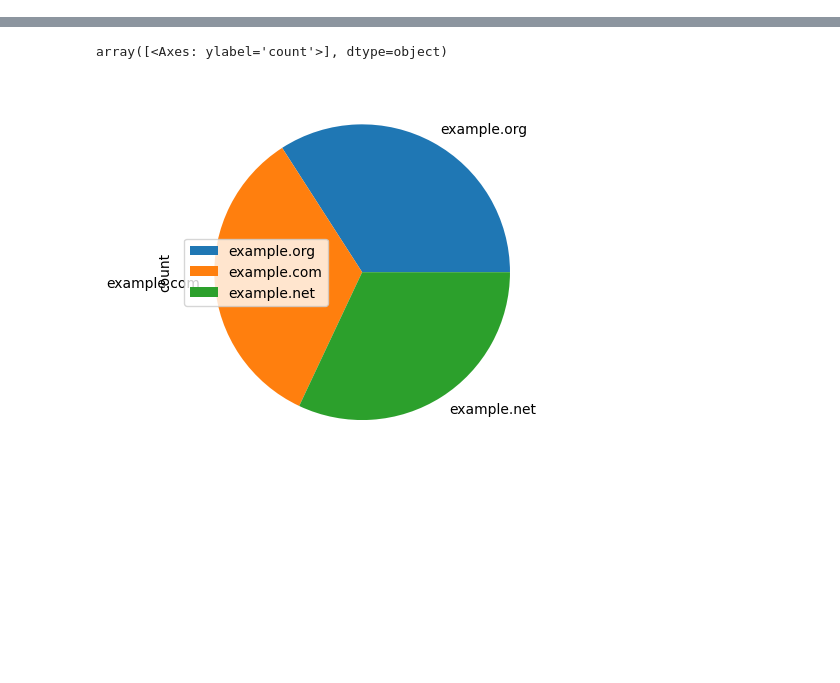
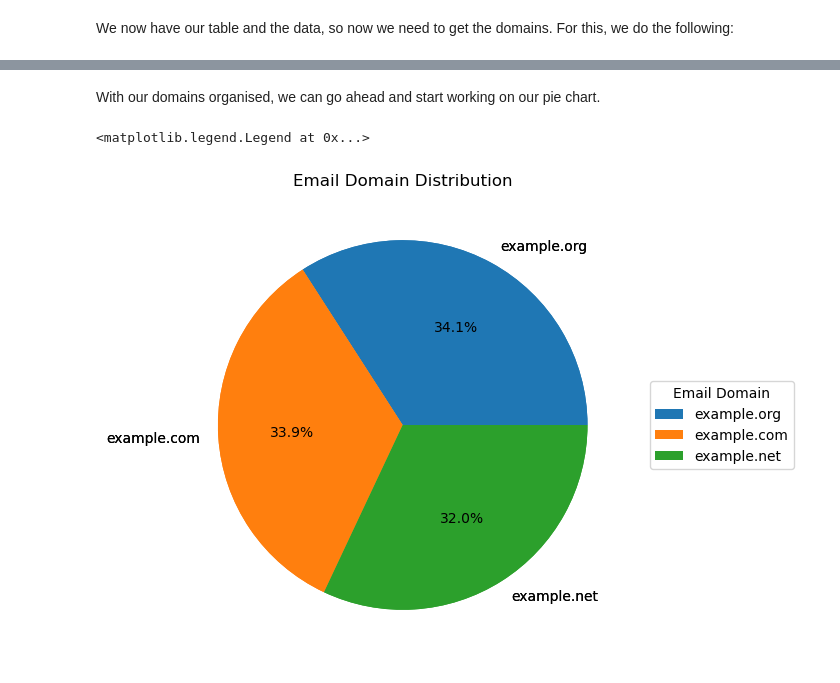
Before and after one commit to LoicBagnoud/Programming-for-Data-Analytics-Assignments, a Jupyter notebook: Week 3/assignment03-pie.ipynb, the cells around one changed output, grey strips where cells are left out. Drawn from its saved outputs; the diff is of its cells as text; code cells hidden in the pictures; blank space fills up the shorter version.

Commit message:
Week 3 Assignment - Finally making a pie chart

```diff
--- a/Week 3/assignment03-pie.ipynb
+++ b/Week 3/assignment03-pie.ipynb
@@ -13,4 +26,6 @@ df.head(5)
 | 2 | 3 | 810Ce0F276Badec | Sheryl | Lowery | Female | fhoward@example.org | (599)782-0605 | 2013-11-25 | Copy |
 | 3 | 4 | BF2a889C00f0cE1 | Whitney | Hooper | Male | zjohnston@example.com | +1-939-130-6258 | 2012-11-17 | Counselling psychologist |
 | 4 | 5 | 9afFEafAe1CBBB9 | Lindsey | Rice | Female | elin@example.net | (390)417-1635x3010 | 1923-04-15 | Biomedical engineer |
+# %% [markdown]
+We now have our table and the data, so now we need to get the domains. For this, we do the following:
 # %%
@@ -24,13 +42,40 @@ df.head(5)
 | 2 | 3 | 810Ce0F276Badec | Sheryl | Lowery | Female | fhoward@example.org | (599)782-0605 | 2013-11-25 | Copy | ... |
 | 3 | 4 | BF2a889C00f0cE1 | Whitney | Hooper | Male | zjohnston@example.com | +1-939-130-6258 | 2012-11-17 | Counselling psychologist | ... |
 | 4 | 5 | 9afFEafAe1CBBB9 | Lindsey | Rice | Female | elin@example.net | (390)417-1635x3010 | 1923-04-15 | Biomedical engineer | ... |
-# %%
-domain_counts = df["Email Domain"].value_counts()
-
-domain_df = pd.DataFrame(domain_counts)
-
-domain_df.plot(kind='pie', subplots=True)
-# %% [output]
-array([<Axes: ylabel='count'>], dtype=object)
-[figure, removed]
+# %% [markdown]
+With our domains organised, we can go ahead and start working on our pie chart.
+# %%
+# We first go ahead and count the number of unique domains in the "email domain column."
+# .value_counts() is great for this, since it counts the frequency of unique values in a Series.
+counts = df["Email Domain"].value_counts()
+counts.name = None
+
+# For the actual pie plot, we go ahead and use the .plot.pie function from pandas and just define what we want.
+# In this case, as per the documentation, the y will be the column, we use the autopct to get the percentages, define measurements and
+# add a title.
+counts.plot.pie(
+    y="Email Domain",
+    autopct="%1.1f%%",
+    figsize=(6, 6),
+    title="Email Domain Distribution",
+    ylabel=""
+)
+
+# Then, after some issues with the legend that kept popping up in the middle of the pie chart, I had to go to the documentation of
+# matplotlib to see what I could use. I found .legend which allows me to customise the legend and put it on the right side.
+Legend = counts.plot.pie()
+
+# By following, the documentation, we can set our parameters.
+Legend.legend(
+    # This is the index and the names of the domains being counted
+    counts.index,
+    # Followed by title, location for precision.
+    title="Email Domain",
+    loc="center left",
+    # And this just forces it to go to the right side and not stay in the middle of the pie chart.
+    bbox_to_anchor=(1.02, 0.5),
+)
+# %% [output]
+<matplotlib.legend.Legend at 0x...>
+[figure, added]
 # %% [markdown]
```
Also changed, not shown: parts of 9 cells of this notebook.
